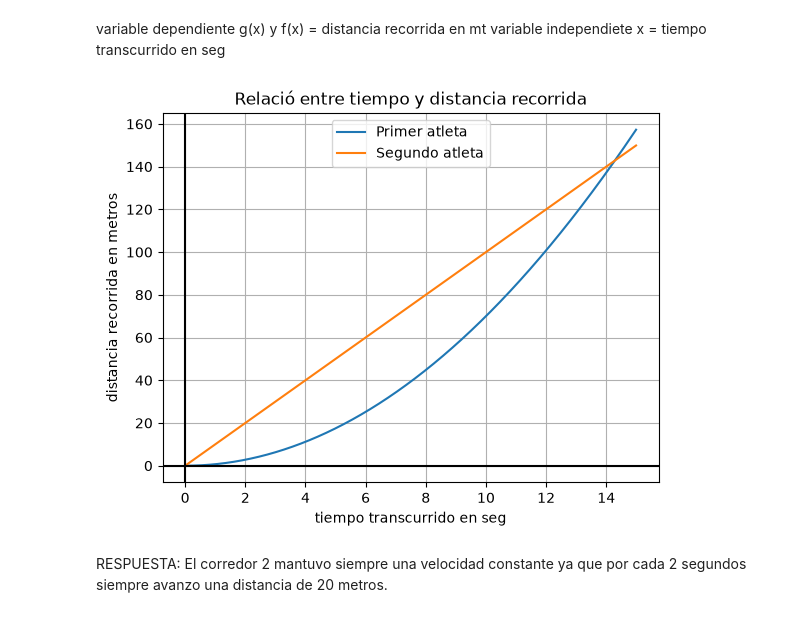
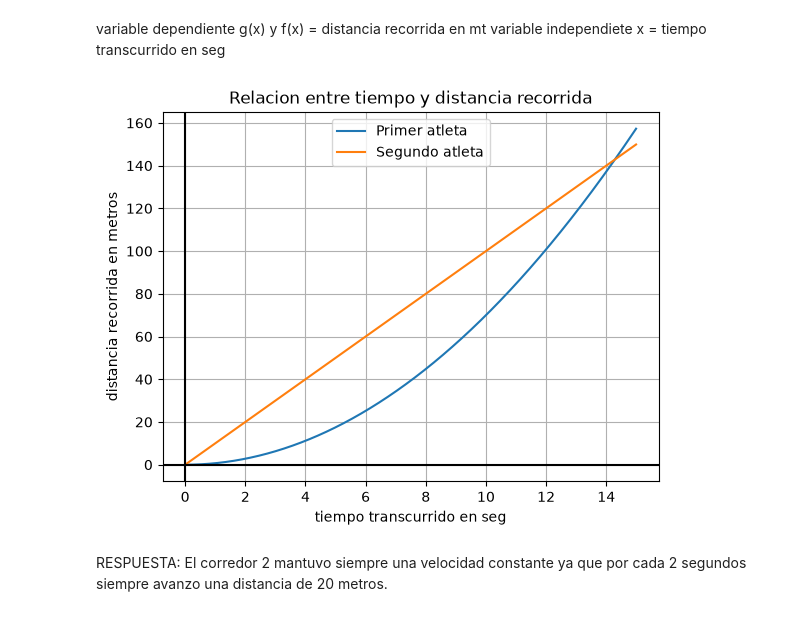
Before and after one commit to axbrogi23/matematica-aplicada-1, a Jupyter notebook: G2_Función_Lineal.ipynb, the cells around one changed output. Cells and saved outputs as stored; diff of their text form; code cells hidden in the pictures.

```diff
--- a/G2_Función_Lineal.ipynb
+++ b/G2_Función_Lineal.ipynb
@@ -365,11 +381,11 @@ La función lineal es f(x) = 0.05x + 2
 # %%
 # 2) Tiempo de ejecución para un algoritmo de 67 elementos:
 
-def f(x):
+def t(x):
 
     return 0.05*x + 2
 
-print(f'Para un algoritmo de 67 elementos de entrada, el tiempo de ejecución es de {f(67)} milisegundos')
+print(f'Para un algoritmo de 67 elementos de entrada, el tiempo de ejecución es de {t(67)} milisegundos')
 # %% [output]
 Para un algoritmo de 67 elementos de entrada, el tiempo de ejecución es de 5.35 milisegundos
 # %% [markdown]
@@ -378,13 +394,13 @@ v. independiente x: cantidad elementos de entrada (unidades)
 # %%
 # 3) Tiempo de ejecución de 6,4 ms; ¿Cual es la cantidad de elementos?
 
-def f(x):
+def t(x):
     return 0.05*x + 2 - 6.4
 
 
 #Valor/es inicial/es de la aproximación
 xo = np.linspace(0, 100, 1)
-solucion = fsolve(f, xo)
+solucion = fsolve(t, xo)
 print(solucion[0])
 print(f'Para un tiempo de ejecución de 6.4 ms; la cantidad de elementos de entrada es de {solucion[0]:.0f} unidades')
 # %% [output]
@@ -428,18 +444,19 @@ Variable independiente x = tiempo transcurrido meses
 2) pendiente m = -10; por cada mes que transcurre el consumo de energia del servidor disminuye en 10 kwh.
 # %%
 #3 consumo de energia despues de un año o 12 meses, x = 12 (meses)
-def f(x):
-    return -10 * x + 500
-print(f"Despues de un año o 12 meses el consumo de energia es: {f(12)} kWh")
+def t(x):
+    return -10*x + 500
+print(f"Despues de un año o 12 meses el consumo de energia es: {t(12)} kWh")
 # %% [output]
 Despues de un año o 12 meses el consumo de energia es: 380 kWh
 # %%
 #4) para un consumo de 200 kWh, cuanto tiempo debe transcurrir?
-def f(x):
+
+def t(x):
     return -10 * x + 500 - 200  # Ecuación a resolver
 
-# Encontrar el valor de x cuando f(x) = 0
-x = fsolve(f, 0)[0]
+# Encontrar el valor de x cuando t(x) = 0
+x = fsolve(t, 0)[0]
 print(f"Para un consumo de 200 kWh, deben transcurrir {round(x)} meses.")
 # %% [output]
 Para un consumo de 200 kWh, deben transcurrir 30 meses.
@@ -468,25 +485,25 @@ variable independiete x = tiempo transcurrido en seg
 # %%
 # 1) Gráfica de ambas funciones:
 
-def g(x):
-    return 0.7*x**2
+def g(t):
+    return 0.7*t**2
 
-def f(x):
-    return 10*x
+def f(t):
+    return 10*t
 
-x = np.arange(0, 15, 0.01)
-plt.plot(x, g(x), label = 'Primer atleta')
-plt.plot(x, f(x), label = 'Segundo atleta')
-plt.title('Relació entre tiempo y distancia recorrida')
+t = np.arange(0, 15, 0.01)
+plt.plot(t, g(t), label = 'Primer atleta')
+plt.plot(t, f(t), label = 'Segundo atleta')
+plt.title('Relacion entre tiempo y distancia recorrida')
 plt.ylabel('distancia recorrida en metros')
 plt.xlabel('tiempo transcurrido en seg')
 plt.legend()
 plt.grid()
 plt.axhline(0, color='black')
 plt.axvline(0, color='black')
 plt.show()
 # %% [output]
-[figure, old version]
+[figure, new version]
 # %% [markdown]
 RESPUESTA: El corredor 2 mantuvo siempre una velocidad constante ya que por cada 2 segundos siempre avanzo una distancia de 20 metros.
 # %% [markdown]
```
Also changed, not shown: parts of 6 cells of this notebook.
